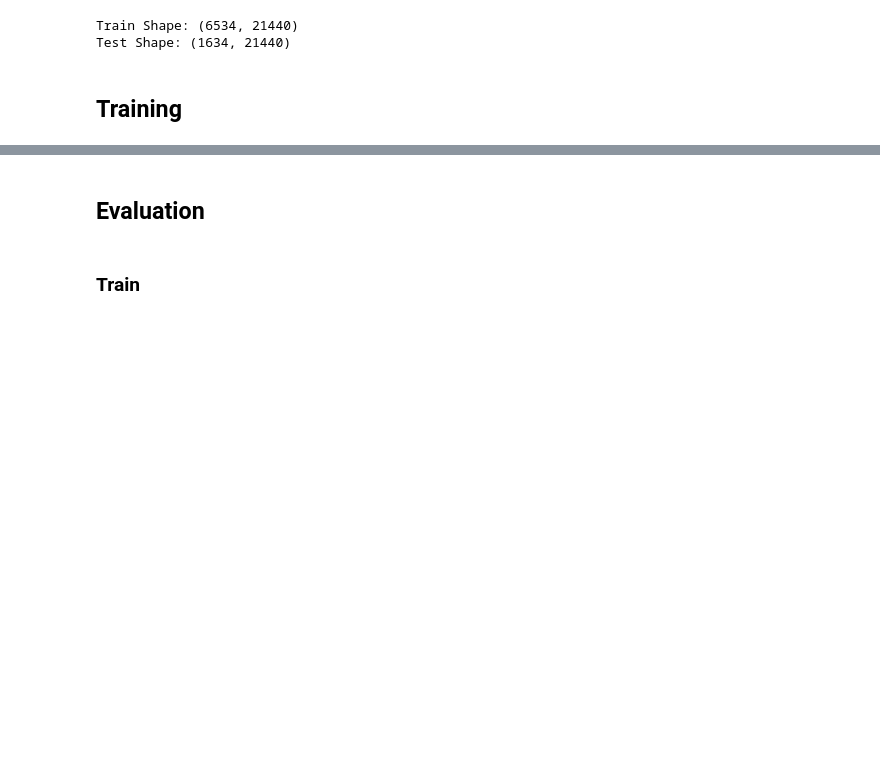
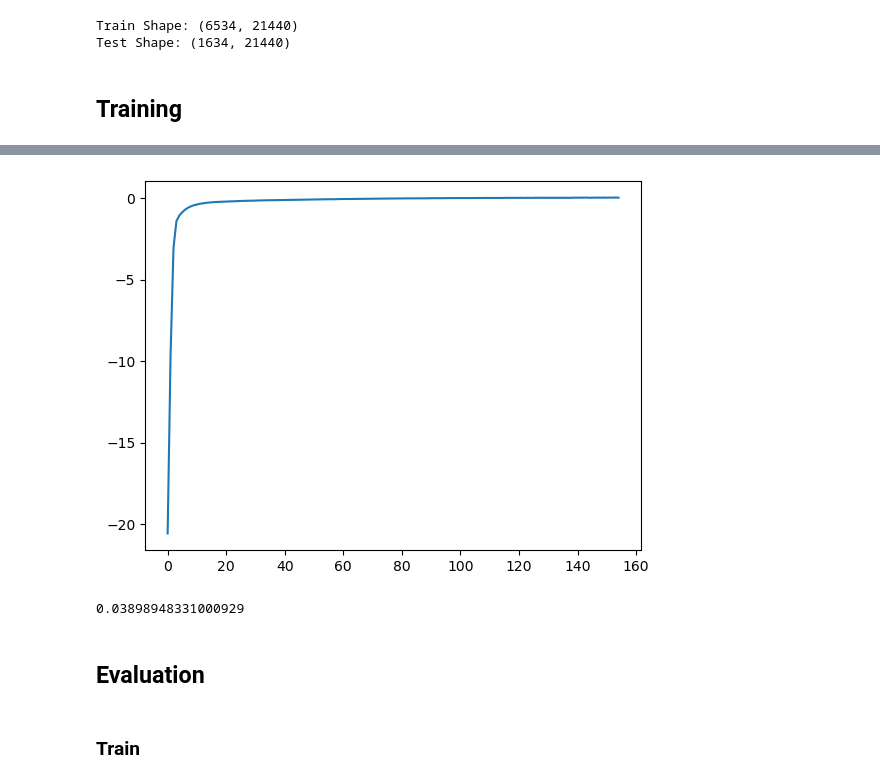
Before and after one commit to kavehbc/data-neural-network, a Jupyter notebook: notebooks/27-nn-movies-regressor.ipynb, the cells around one changed output, grey strips where cells are left out. Drawn from its saved outputs; the diff is of its cells as text; code cells hidden in the pictures; blank space fills up the shorter version.

```diff
--- a/notebooks/27-nn-movies-regressor.ipynb
+++ b/notebooks/27-nn-movies-regressor.ipynb
@@ -94,3 +95,13 @@ plt.show()
+# %%
+validation_scores = model.validation_scores_
+plt.plot(validation_scores)
+plt.show()
+# %% [output]
+[figure, added]
+# %%
+model.best_validation_score_
+# %% [output]
+0.03898948331000929
 # %% [markdown]
 ## Evaluation
 # %% [markdown]
```
Also changed, not shown: parts of 8 cells of this notebook, 3 other files.
